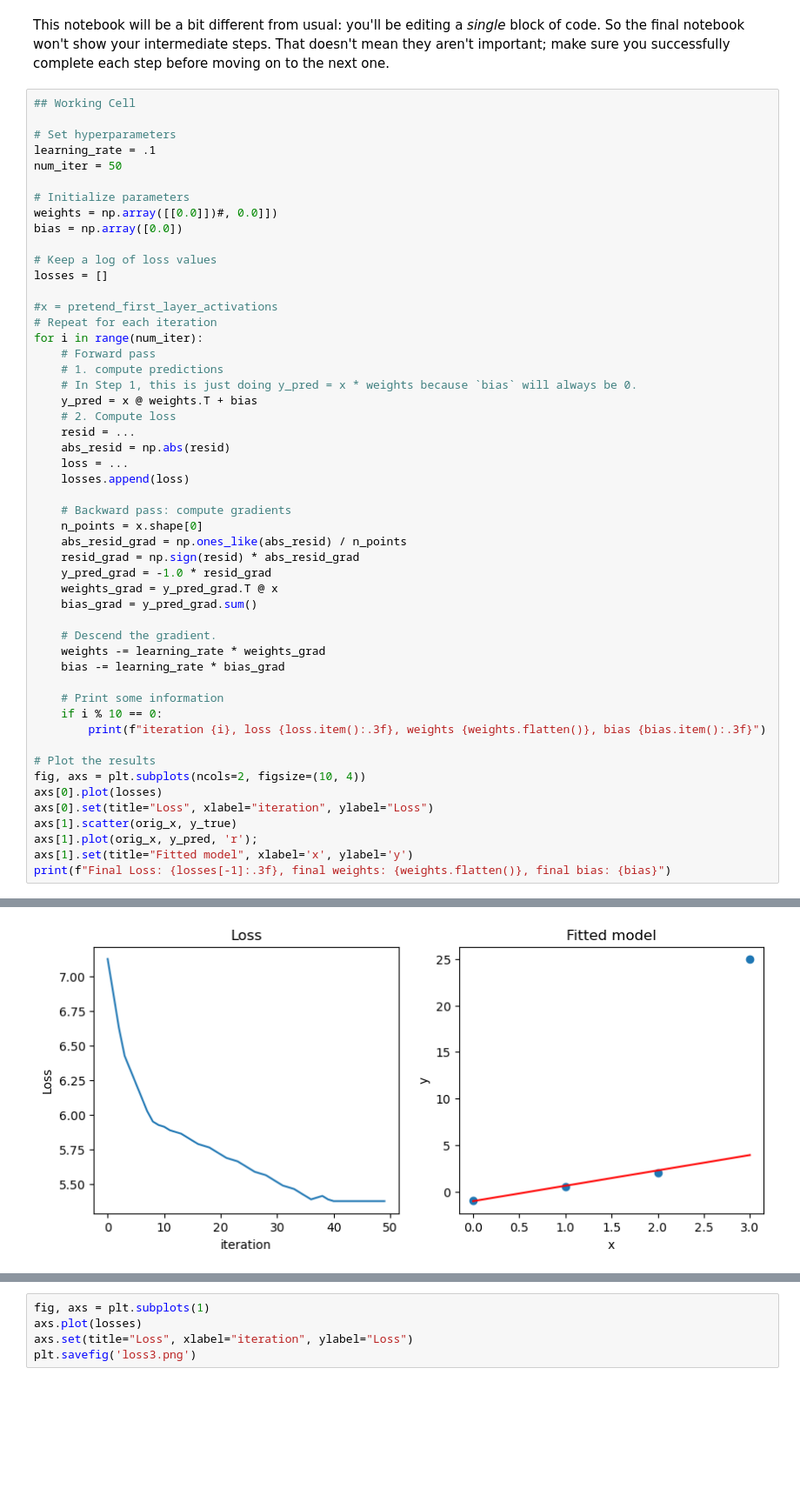
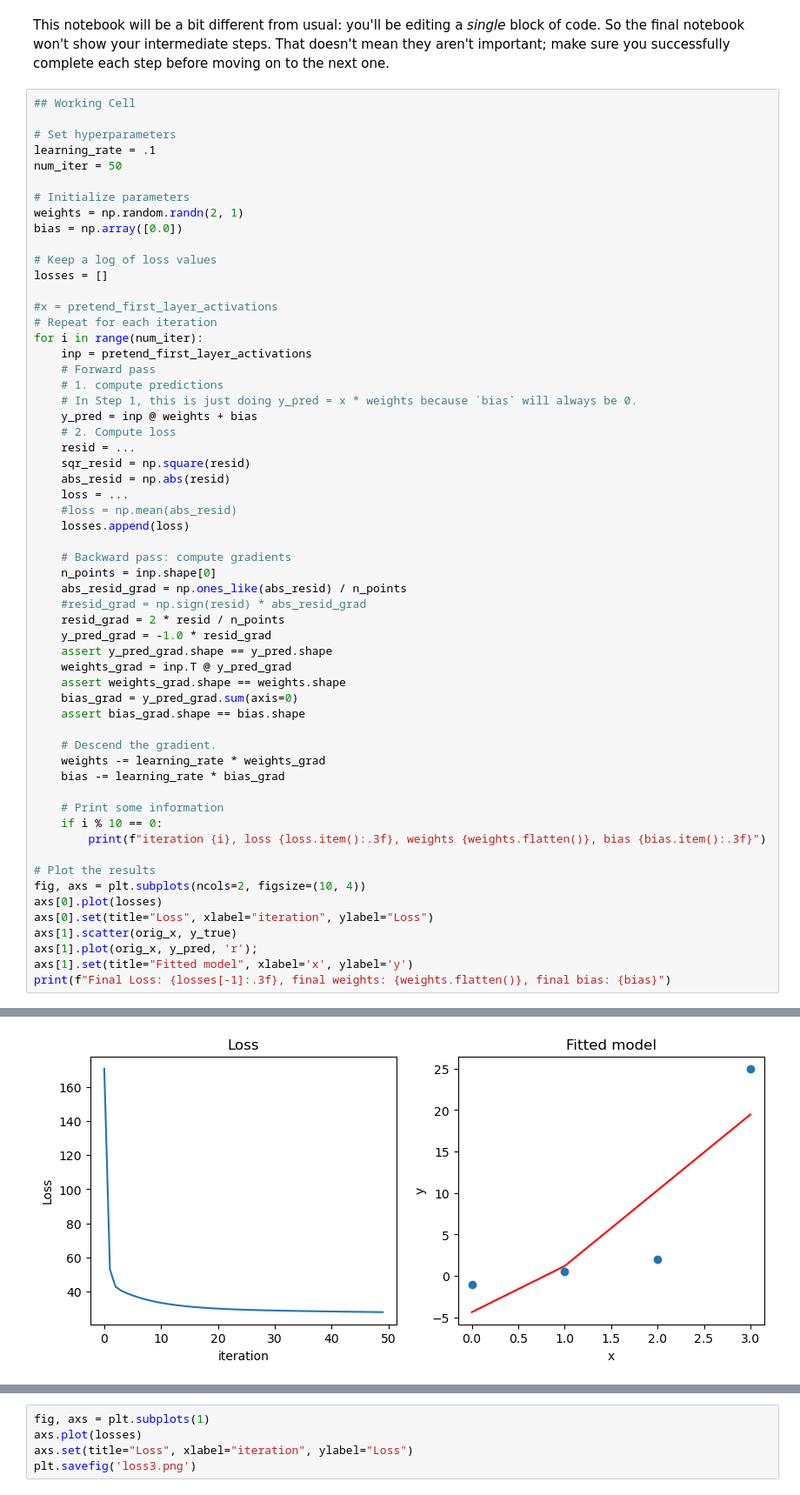
Before and after one commit to Calvin-Data-Science/cs375-376-public, a Jupyter notebook: notebooks/u04n2-linreg-manual.ipynb, the cells around one changed output, grey strips where cells are left out. Shown at 87% size. Cells and saved outputs as stored; diff of their text form; blank space fills up the shorter version.

```diff
--- a/notebooks/u04n2-linreg-manual.ipynb
+++ b/notebooks/u04n2-linreg-manual.ipynb
@@ -65,7 +65,7 @@ learning_rate = .1
 num_iter = 50
 
 # Initialize parameters
-weights = np.array([[0.0]])#, 0.0]])
+weights = np.random.randn(2, 1)
 bias = np.array([0.0])
 
 # Keep a log of loss values
@@ -74,23 +74,30 @@ losses = []
 #x = pretend_first_layer_activations
 # Repeat for each iteration
 for i in range(num_iter):
+    inp = pretend_first_layer_activations
     # Forward pass
     # 1. compute predictions
     # In Step 1, this is just doing y_pred = x * weights because `bias` will always be 0.
-    y_pred = x @ weights.T + bias
+    y_pred = inp @ weights + bias
     # 2. Compute loss
     resid = ...
+    sqr_resid = np.square(resid)
     abs_resid = np.abs(resid)
     loss = ...
+    #loss = np.mean(abs_resid)
     losses.append(loss)
 
     # Backward pass: compute gradients
-    n_points = x.shape[0]
+    n_points = inp.shape[0]
     abs_resid_grad = np.ones_like(abs_resid) / n_points
-    resid_grad = np.sign(resid) * abs_resid_grad
+    #resid_grad = np.sign(resid) * abs_resid_grad
+    resid_grad = 2 * resid / n_points
     y_pred_grad = -1.0 * resid_grad
-    weights_grad = y_pred_grad.T @ x
-    bias_grad = y_pred_grad.sum()
+    assert y_pred_grad.shape == y_pred.shape
+    weights_grad = inp.T @ y_pred_grad
+    assert weights_grad.shape == weights.shape
+    bias_grad = y_pred_grad.sum(axis=0)
+    assert bias_grad.shape == bias.shape
 
     # Descend the gradient.
     weights -= learning_rate * weights_grad
@@ -118 +125 @@ Final Loss: 5.375, final weights: [1.65], final bias: [-1.025]
-[figure, old version]
+[figure, new version]
```
Also changed, not shown: parts of 2 cells of this notebook.
